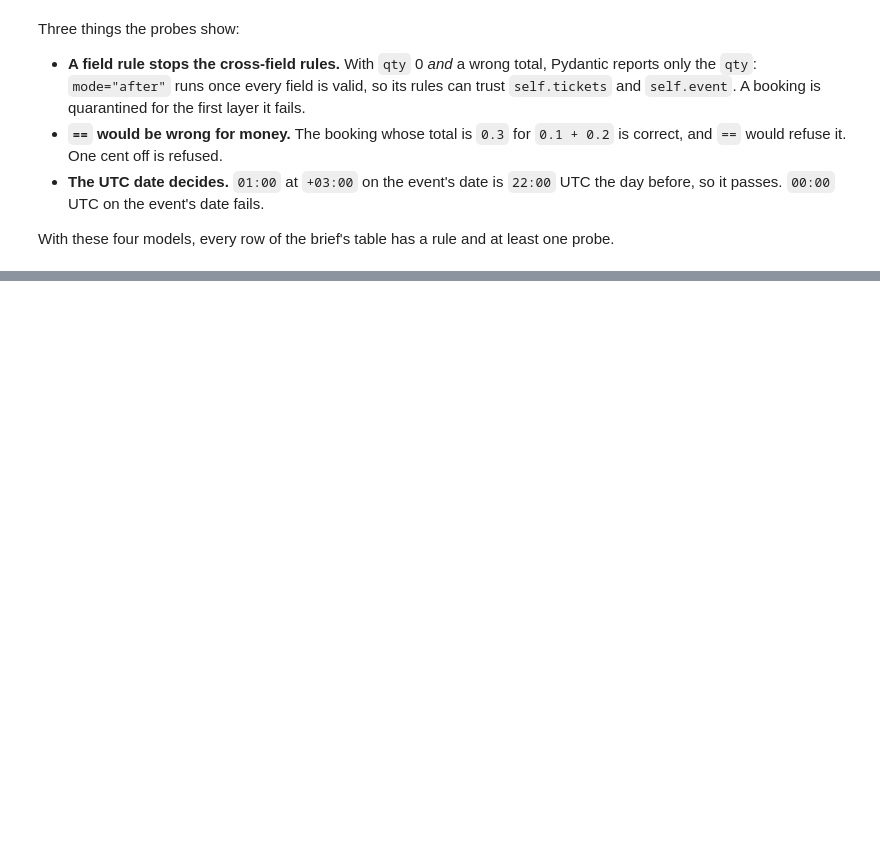
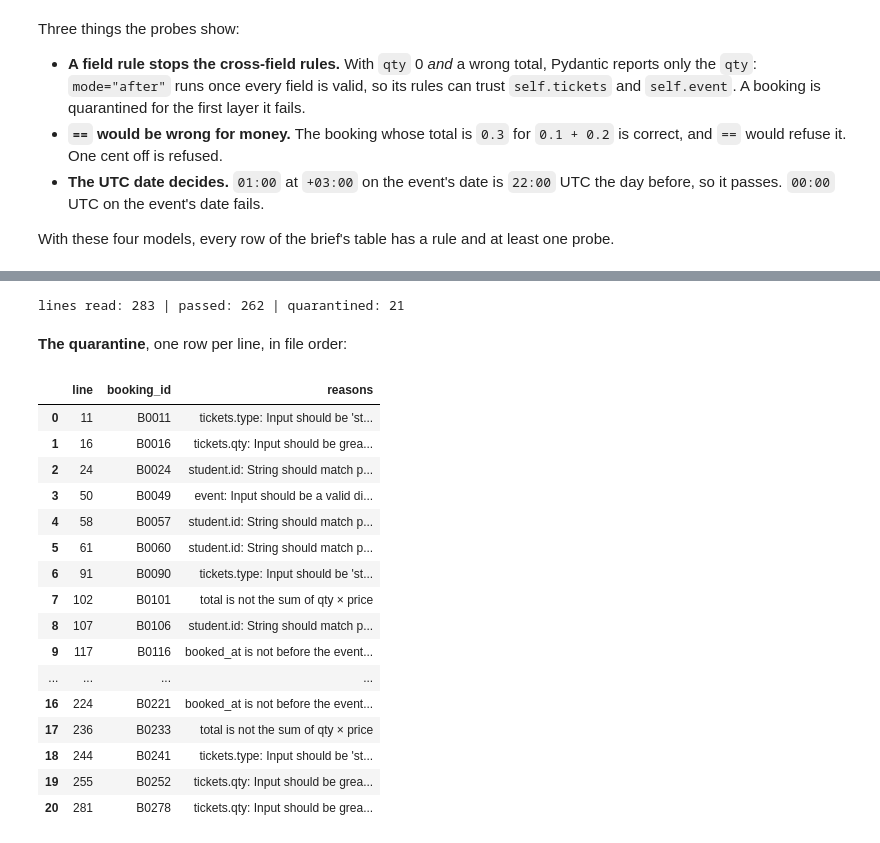
Before and after one commit to DanEhab/daniel-ehab_58-3825_MET-02_task2, a Jupyter notebook: task2.ipynb, the cells around one changed output, grey strips where cells are left out. Cells and saved outputs as stored; diff of their text form; code cells hidden in the pictures; blank space fills up the shorter version.

Commit message:
Part A.2: validate every line and quarantine with reasons

```diff
--- a/task2.ipynb
+++ b/task2.ipynb
@@ -28,6 +28,8 @@ import pyarrow
 import pydantic
 from pydantic import BaseModel, Field, ValidationError, field_validator, model_validator
 
+pd.set_option("display.max_colwidth", 120)  # reasons are long; show them in full
+
 print("Python    ", sys.version.split()[0])
 for module in [ipykernel, pd, pydantic, duckdb, pyarrow]:
     print(f"{module.__name__:<10}", module.__version__)
@@ -572,0 +586,62 @@ With these four models, every row of the brief's table has a rule and at least o
+# %%
+def reasons_of(error):
+    """Short reasons from a ValidationError: 'field.path: message', or the cross-field rule broken."""
+    reasons = []
+    for err in error.errors():
+        path = ".".join(str(part) for part in err["loc"] if not isinstance(part, int))
+        if path:
+            reasons.append(f"{path}: {err['msg']}")
+        else:  # the model validator: one message holding every cross-field rule it broke
+            reasons += err["msg"].removeprefix("Value error, ").split("; ")
+    return list(dict.fromkeys(reasons))  # each reason once, in order
+
+
+def admit(lines):
+    """Validate each line on its own. Returns (passed, quarantine)."""
+    passed, quarantine = [], []
+    for n, line in enumerate(lines, start=1):
+        try:
+            record = json.loads(line)
+        except json.JSONDecodeError:
+            quarantine.append({"line": n, "booking_id": None, "reasons": ["line is not valid JSON"], "record": line})
+            continue
+        if not isinstance(record, dict):
+            quarantine.append({"line": n, "booking_id": None, "reasons": ["line is not a JSON object"], "record": record})
+            continue
+        try:
+            passed.append((n, Booking.model_validate(record)))
+        except ValidationError as e:
+            quarantine.append({"line": n, "booking_id": record.get("booking_id"), "reasons": reasons_of(e), "record": record})
+    return passed, quarantine
+
+
+passed, quarantine = admit(lines)
+print("lines read:", len(lines), "| passed:", len(passed), "| quarantined:", len(quarantine))
+# %% [output]
+lines read: 283 | passed: 262 | quarantined: 21
+# %% [markdown]
+**The quarantine**, one row per line, in file order:
+# %%
+quarantine_table = pd.DataFrame(
+    [{"line": q["line"], "booking_id": q["booking_id"], "reasons": "; ".join(q["reasons"])} for q in quarantine],
+    columns=["line", "booking_id", "reasons"],
+)
+quarantine_table
+# %% [output]
+|  | line | booking_id | reasons |
+| 0 | 11 | B0011 | tickets.type: Input should be 'st... |
+| 1 | 16 | B0016 | tickets.qty: Input should be grea... |
+| 2 | 24 | B0024 | student.id: String should match p... |
+| 3 | 50 | B0049 | event: Input should be a valid di... |
+| 4 | 58 | B0057 | student.id: String should match p... |
+| 5 | 61 | B0060 | student.id: String should match p... |
+| 6 | 91 | B0090 | tickets.type: Input should be 'st... |
+| 7 | 102 | B0101 | total is not the sum of qty × price |
+| 8 | 107 | B0106 | student.id: String should match p... |
+| 9 | 117 | B0116 | booked_at is not before the event... |
+| ... | ... | ... | ... |
+| 16 | 224 | B0221 | booked_at is not before the event... |
+| 17 | 236 | B0233 | total is not the sum of qty × price |
+| 18 | 244 | B0241 | tickets.type: Input should be 'st... |
+| 19 | 255 | B0252 | tickets.qty: Input should be grea... |
+| 20 | 281 | B0278 | tickets.qty: Input should be grea... |
```
Also changed, not shown: parts of 7 cells of this notebook.
